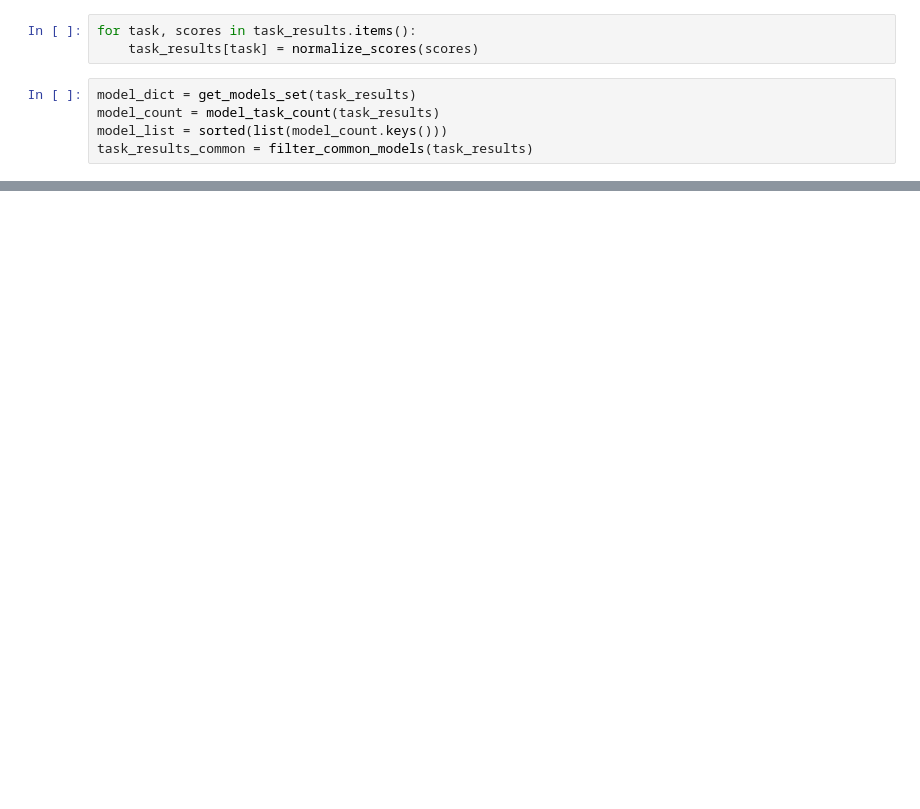
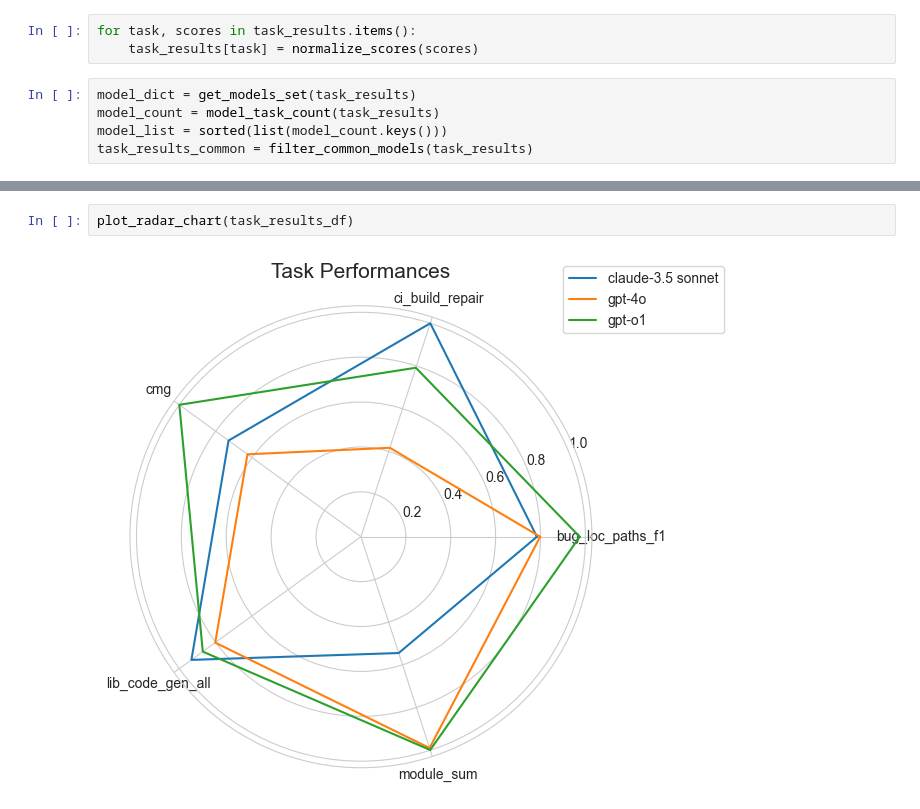
Before and after one commit to galtimur/various, a Jupyter notebook: lca_analysis/lca_corr_analysis.ipynb, the cells around one changed output, grey strips where cells are left out. Saved outputs shown, nothing was run; the diff lists cells and outputs as text; blank space fills up the shorter version.

```diff
--- a/lca_analysis/lca_corr_analysis.ipynb
+++ b/lca_analysis/lca_corr_analysis.ipynb
@@ -110,0 +68,4 @@ plt.show()
+# %%
+plot_radar_chart(task_results_df)
+# %% [output]
+[figure, added]
```
Also changed, not shown: parts of 10 cells of this notebook, 4 other files.
